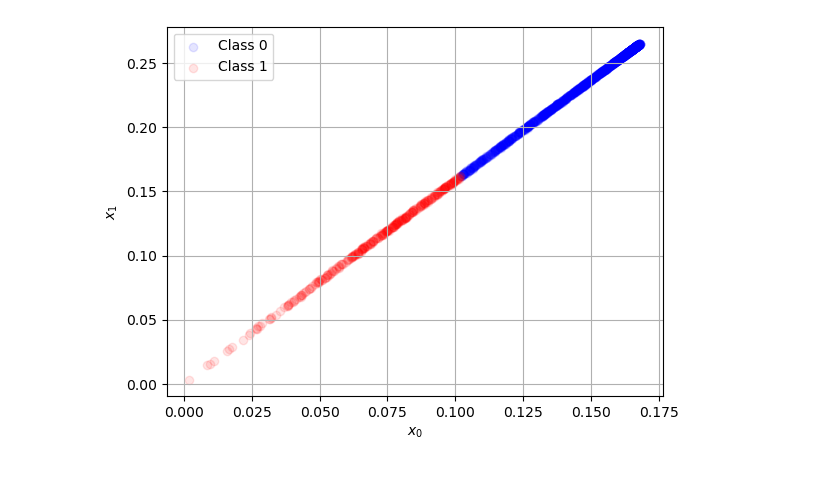
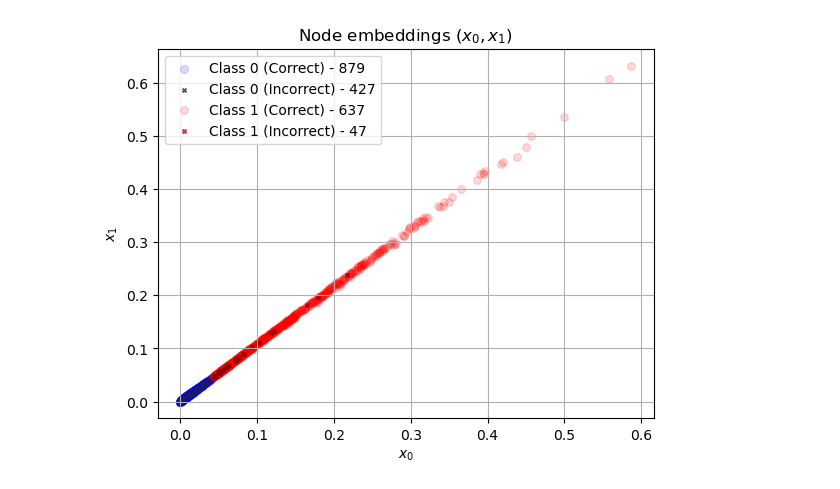
Before and after one commit to MartinaZan/CORTEX, a Jupyter notebook: grafico_embeddings.ipynb, the cells around one changed output. Saved outputs shown, nothing was run; the diff lists cells and outputs as text; code cells hidden in the pictures.

Commit message:
Estrazione embeddings

```diff
--- a/grafico_embeddings.ipynb
+++ b/grafico_embeddings.ipynb
@@ -46,17 +46,46 @@ def plot_data(data):
     plt.ylabel(r'$x_1$')
     plt.legend()
     plt.grid(True)
+# %%
+# Funzione per plottare i dati
+def plot_data2(data):
+    # Separiamo i dati in due gruppi per le previsioni 0 e 1
+    x_0_correct = [d[2] for d in data if d[1] == d[4] and d[4] == 0]  # x quando label = previsione = 0
+    y_0_correct = [d[3] for d in data if d[1] == d[4] and d[4] == 0]  # y quando label = previsione = 0
+    x_1_correct = [d[2] for d in data if d[1] == d[4] and d[4] == 1]  # x quando label = previsione = 1
+    y_1_correct = [d[3] for d in data if d[1] == d[4] and d[4] == 1]  # y quando label = previsione = 1
+
+    x_0_incorrect = [d[2] for d in data if d[1] != d[4] and d[4] == 0]  # x quando label != previsione = 0
+    y_0_incorrect = [d[3] for d in data if d[1] != d[4] and d[4] == 0]  # y quando label != previsione = 0
+    x_1_incorrect = [d[2] for d in data if d[1] != d[4] and d[4] == 1]  # x quando label != previsione = 1
+    y_1_incorrect = [d[3] for d in data if d[1] != d[4] and d[4] == 1]  # y quando label != previsione = 1
+
+    # Conteggi per ogni categoria
+    correct_0_count = len(x_0_correct)
+    correct_1_count = len(x_1_correct)
+    incorrect_0_count = len(x_0_incorrect)
+    incorrect_1_count = len(x_1_incorrect)
+
+    plt.scatter(x_0_correct, y_0_correct, color='blue', label=f'Class 0 (Correct) - {correct_0_count}', alpha=0.15, marker='o', s=30)
+    plt.scatter(x_0_incorrect, y_0_incorrect, color='midnightblue', label=f'Class 0 (Incorrect) - {incorrect_0_count}', alpha=0.75, marker='x', s=8)
+
+    plt.scatter(x_1_correct, y_1_correct, color='red', label=f'Class 1 (Correct) - {correct_1_count}', alpha=0.15, marker='o', s=30)
+    plt.scatter(x_1_incorrect, y_1_incorrect, color='darkred', label=f'Class 1 (Incorrect) - {incorrect_1_count}', alpha=0.75, marker='x', s=8)
+
+    # Etichette e legende
+    plt.xlabel(r'$x_0$')
+    plt.ylabel(r'$x_1$')
+    plt.title(r'Node embeddings $(x_0,x_1)$')
+    plt.legend()
+    plt.grid(True)
+    plt.show()
 # %%
 # Ricava il nome del file più recente
 file_name = max(os.listdir("..\\..\\explainability\GRETEL-repo\\output\\embeddings\\"), key=lambda f: os.path.getmtime(os.path.join("..\\..\\explainability\GRETEL-repo\\output\\embeddings\\", f)))
 file_name = file_name.split('.')[0]
-
-file_name = "7652-Martina"
 # %%
 data = read_data("..\\..\\explainability\GRETEL-repo\\output\\embeddings\\" + file_name + ".txt")
-plot_data(data)
 
-plt.savefig("..\\..\\explainability\GRETEL-repo\\output\\embeddings\\" + file_name + ".png")
-plt.show()
+plot_data2(data)
 # %% [output]
-[figure, old version]
+[figure, new version]
```
Also changed, not shown: parts of 1 cell of this notebook, 5 other files.
